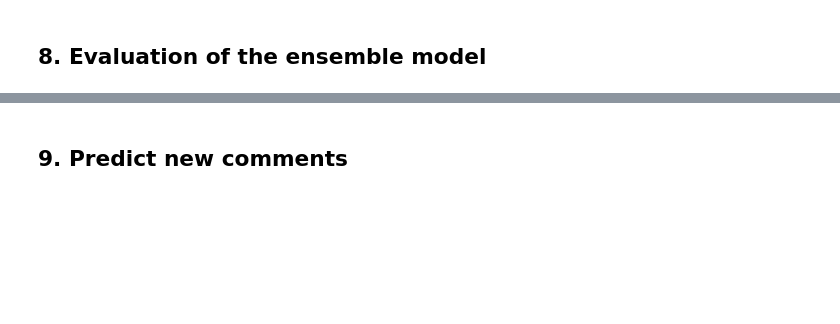
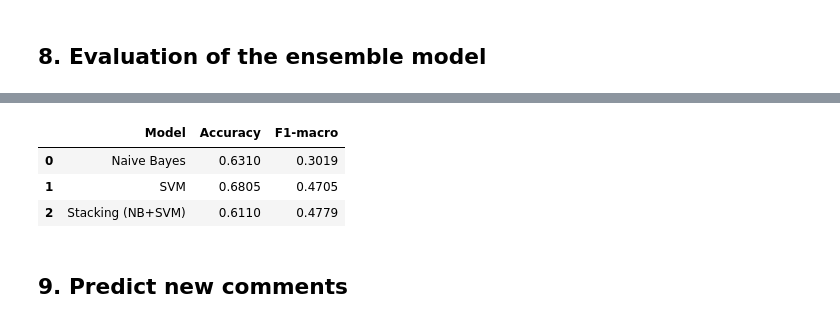
Before and after one commit to WilsonnnTan/ML, a Jupyter notebook: main.ipynb, the cells around one changed output, grey strips where cells are left out. Cells and saved outputs as stored; diff of their text form; code cells hidden in the pictures; blank space fills up the shorter version.

```diff
--- a/main.ipynb
+++ b/main.ipynb
@@ -339,11 +440,16 @@ plt.tight_layout(); plt.show()
 # %%
 # (Optional) Supporting/ablation table: each base model vs the ensemble
 rows = []
-for name, p in [("Naive Bayes", p_nb), ("SVM", p_svm), ("BiLSTM", p_bil)]:
+for name, p in [("Naive Bayes", p_nb), ("SVM", p_svm)]:
     pr = p.argmax(1)
     rows.append([name, accuracy_score(y_test, pr), f1_score(y_test, pr, average="macro")])
-rows.append(["Stacking (NB+SVM+BiLSTM)", accuracy_score(y_test, y_pred), f1_score(y_test, y_pred, average="macro")])
+rows.append(["Stacking (NB+SVM)", accuracy_score(y_test, y_pred), f1_score(y_test, y_pred, average="macro")])
 pd.DataFrame(rows, columns=["Model", "Accuracy", "F1-macro"]).round(4)
+# %% [output]
+|  | Model | Accuracy | F1-macro |
+| 0 | Naive Bayes | 0.6310 | 0.3019 |
+| 1 | SVM | 0.6805 | 0.4705 |
+| 2 | Stacking (NB+SVM) | 0.6110 | 0.4779 |
 # %% [markdown]
 ## 9. Predict new comments
 # %%
```
Also changed, not shown: parts of 11 cells of this notebook, 6 other files.
